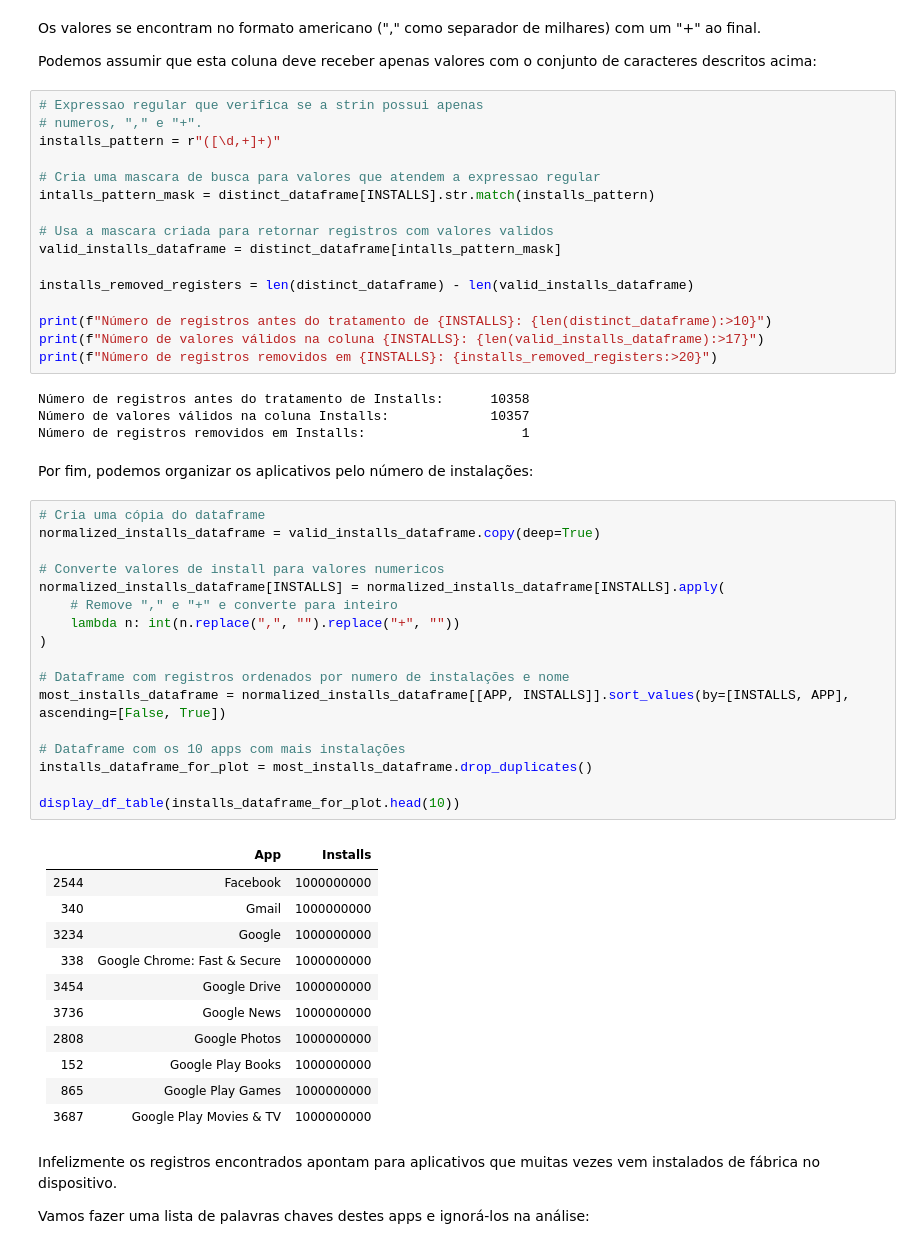
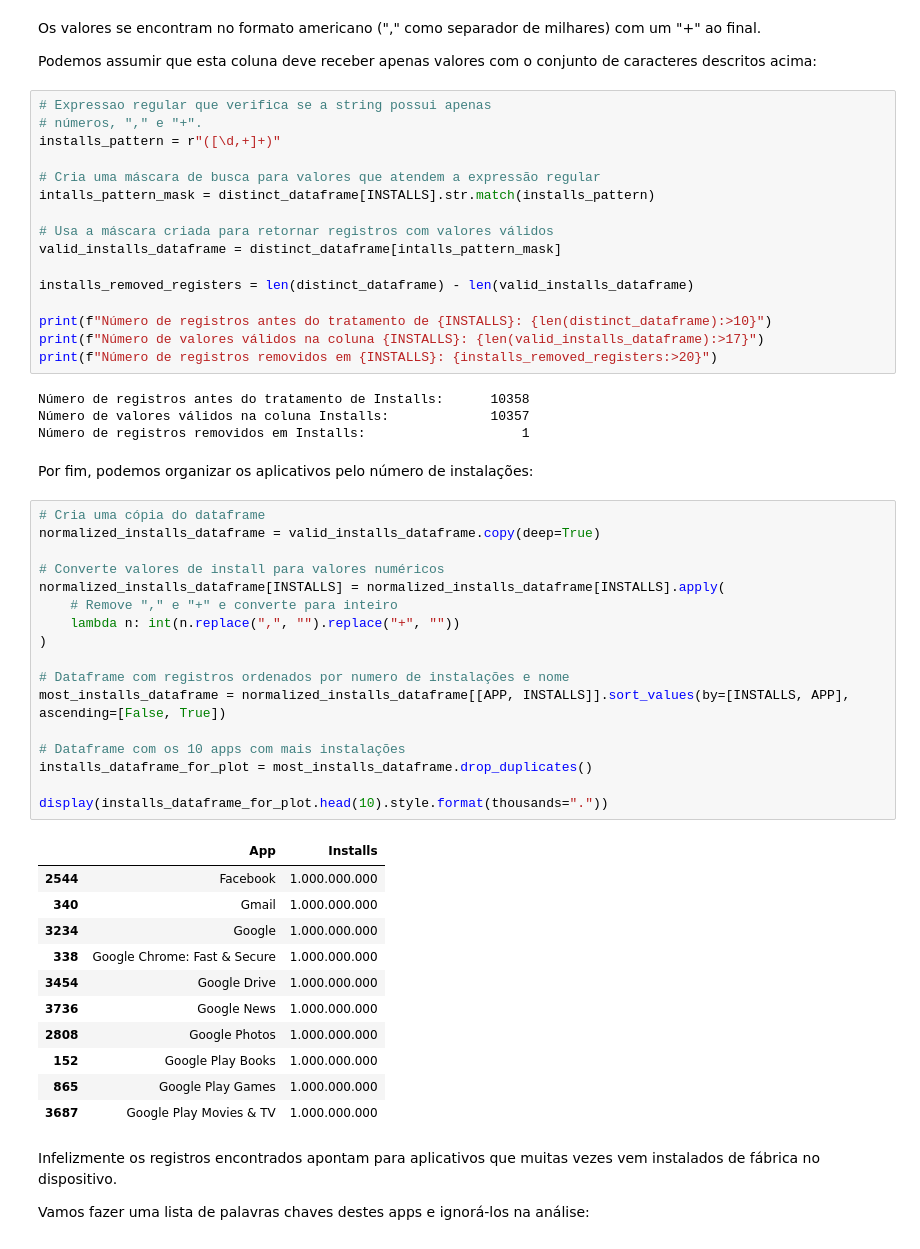
Before and after one commit to GustavCampos/Programa-de-bolsas-Compasso, a Jupyter notebook: Sprint 3/Desafios/Desafio.ipynb, the cells around one changed output. Drawn from its saved outputs; the diff is of its cells as text.

```diff
--- a/Sprint 3/Desafios/Desafio.ipynb
+++ b/Sprint 3/Desafios/Desafio.ipynb
@@ -103,14 +102,14 @@ Os valores se encontram no formato americano ("," como separador de milhares) co
 
 Podemos assumir que esta coluna deve receber apenas valores com o conjunto de caracteres descritos acima:
 # %%
-# Expressao regular que verifica se a strin possui apenas
-# numeros, "," e "+".
+# Expressao regular que verifica se a string possui apenas
+# números, "," e "+".
 installs_pattern = r"([\d,+]+)"
 
-# Cria uma mascara de busca para valores que atendem a expressao regular
+# Cria uma máscara de busca para valores que atendem a expressão regular
 intalls_pattern_mask = distinct_dataframe[INSTALLS].str.match(installs_pattern)
 
-# Usa a mascara criada para retornar registros com valores validos
+# Usa a máscara criada para retornar registros com valores válidos
 valid_installs_dataframe = distinct_dataframe[intalls_pattern_mask]
 
 installs_removed_registers = len(distinct_dataframe) - len(valid_installs_dataframe)
@@ -127,33 +126,32 @@ Por fim, podemos organizar os aplicativos pelo número de instalações:
 # %%
 # Cria uma cópia do dataframe
 normalized_installs_dataframe = valid_installs_dataframe.copy(deep=True)
 
-# Converte valores de install para valores numericos
+# Converte valores de install para valores numéricos
 normalized_installs_dataframe[INSTALLS] = normalized_installs_dataframe[INSTALLS].apply(
     # Remove "," e "+" e converte para inteiro
     lambda n: int(n.replace(",", "").replace("+", ""))
 )
 
 # Dataframe com registros ordenados por numero de instalações e nome
 most_installs_dataframe = normalized_installs_dataframe[[APP, INSTALLS]].sort_values(by=[INSTALLS, APP], ascending=[False, True])
 
 # Dataframe com os 10 apps com mais instalações
 installs_dataframe_for_plot = most_installs_dataframe.drop_duplicates()
 
-display_df_table(installs_dataframe_for_plot.head(10))
+display(installs_dataframe_for_plot.head(10).style.format(thousands="."))
 # %% [output]
-|      | App                          |   Installs |
-|-----:|:-----------------------------|-----------:|
-| 2544 | Facebook                     | 1000000000 |
-|  340 | Gmail                        | 1000000000 |
-| 3234 | Google                       | 1000000000 |
-|  338 | Google Chrome: Fast & Secure | 1000000000 |
-| 3454 | Google Drive                 | 1000000000 |
-| 3736 | Google News                  | 1000000000 |
-| 2808 | Google Photos                | 1000000000 |
-|  152 | Google Play Books            | 1000000000 |
-|  865 | Google Play Games            | 1000000000 |
-| 3687 | Google Play Movies & TV      | 1000000000 |
+|  | App | Installs |
+| 2544 | Facebook | 1.000.000.000 |
+| 340 | Gmail | 1.000.000.000 |
+| 3234 | Google | 1.000.000.000 |
+| 338 | Google Chrome: Fast & Secure | 1.000.000.000 |
+| 3454 | Google Drive | 1.000.000.000 |
+| 3736 | Google News | 1.000.000.000 |
+| 2808 | Google Photos | 1.000.000.000 |
+| 152 | Google Play Books | 1.000.000.000 |
+| 865 | Google Play Games | 1.000.000.000 |
+| 3687 | Google Play Movies & TV | 1.000.000.000 |
 # %% [markdown]
 Infelizmente os registros encontrados apontam para aplicativos que muitas vezes vem instalados de fábrica no dispositivo.
 
```
Also changed, not shown: parts of 21 cells of this notebook.
